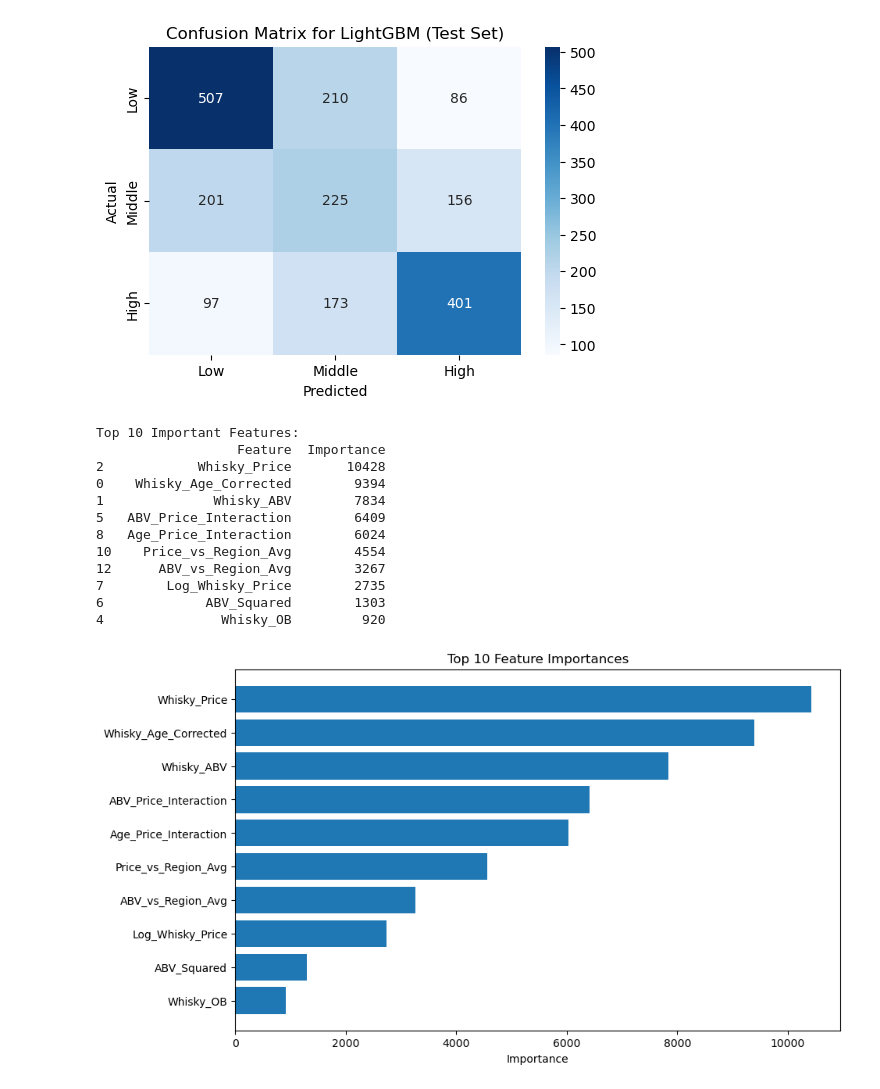
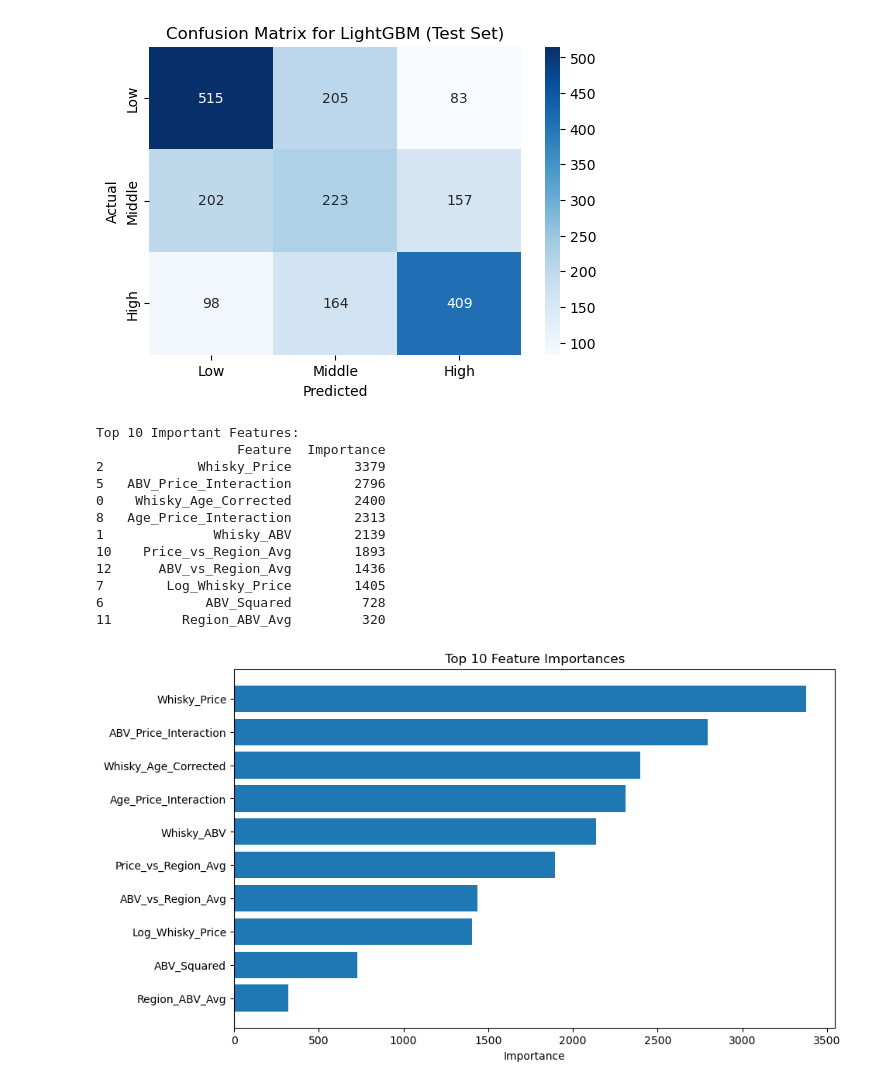
Before and after one commit to dlaugh123/capstone, a Jupyter notebook: Data Analysis.Regression.ipynb, the cells around one changed output. Saved outputs shown, nothing was run; the diff lists cells and outputs as text; code cells hidden in the pictures.

```diff
--- a/Data Analysis.Regression.ipynb
+++ b/Data Analysis.Regression.ipynb
@@ -829,12 +830,12 @@ lgbm_model = lgb.LGBMClassifier(
     random_state=42,
     verbose=-1,
     class_weight='balanced',
-    subsample=1.0,
-    n_estimators=1000,
-    min_child_samples=5,
-    max_depth=10,
-    learning_rate=0.5,
-    colsample_bytree=0.8
+    subsample=.8,
+    n_estimators=300,
+    min_child_samples=10,
+    max_depth=-1,
+    learning_rate=0.1,
+    colsample_bytree=0.6
 )
 
 # Header
@@ -916,16 +917,16 @@ Hard-coded best parameters applied with feature engineering and SMOTE. Higher Ac
 -----------------------------------------------------------------
 [figure]
-[figure, old version]
+[figure, new version]
 Top 10 Important Features:
                   Feature  Importance
-2            Whisky_Price       10428
-0    Whisky_Age_Corrected        9394
-1              Whisky_ABV        7834
-5   ABV_Price_Interaction        6409
-8   Age_Price_Interaction        6024
-10    Price_vs_Region_Avg        4554
-12      ABV_vs_Region_Avg        3267
-7        Log_Whisky_Price        2735
-6             ABV_Squared        1303
-4               Whisky_OB         920
+2            Whisky_Price        3379
+5   ABV_Price_Interaction        2796
+0    Whisky_Age_Corrected        2400
+8   Age_Price_Interaction        2313
+1              Whisky_ABV        2139
+10    Price_vs_Region_Avg        1893
+12      ABV_vs_Region_Avg        1436
+7        Log_Whisky_Price        1405
+6             ABV_Squared         728
+11         Region_ABV_Avg         320
-[figure, old version]
+[figure, new version]
```
Also changed, not shown: parts of 9 cells of this notebook.
